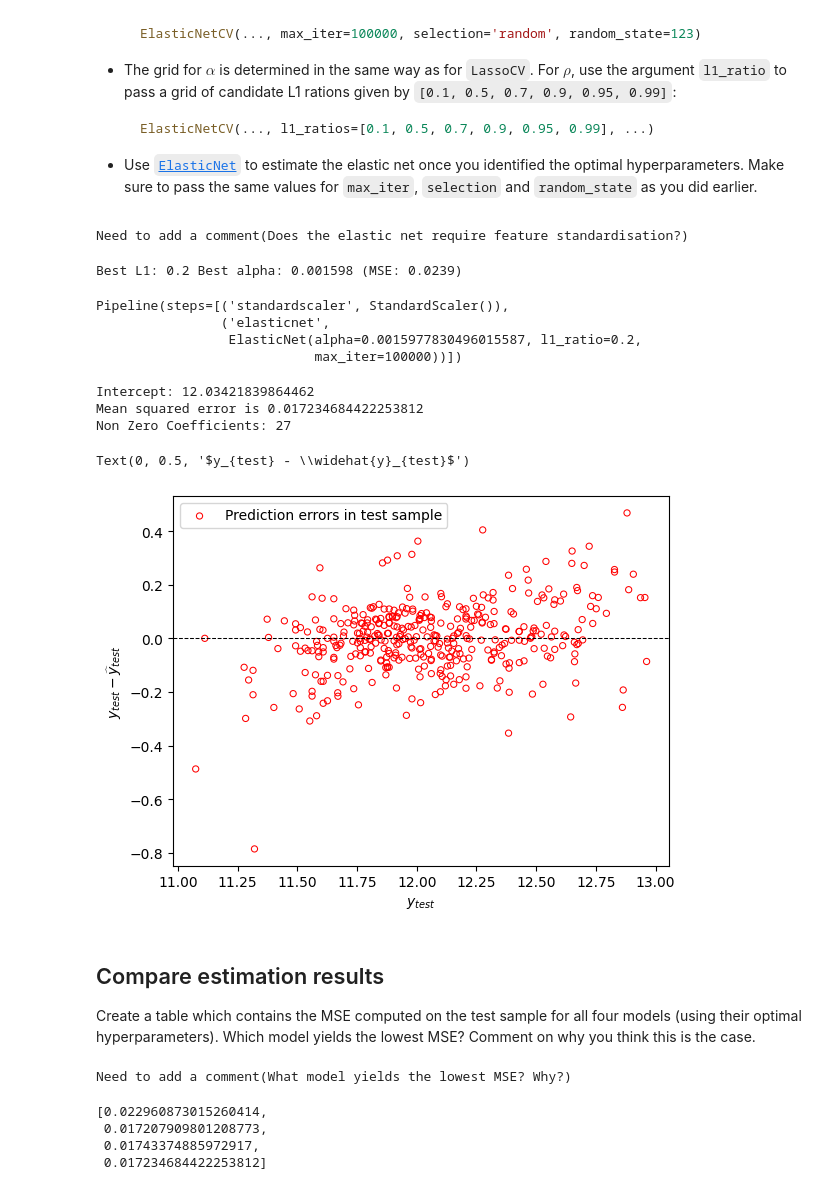
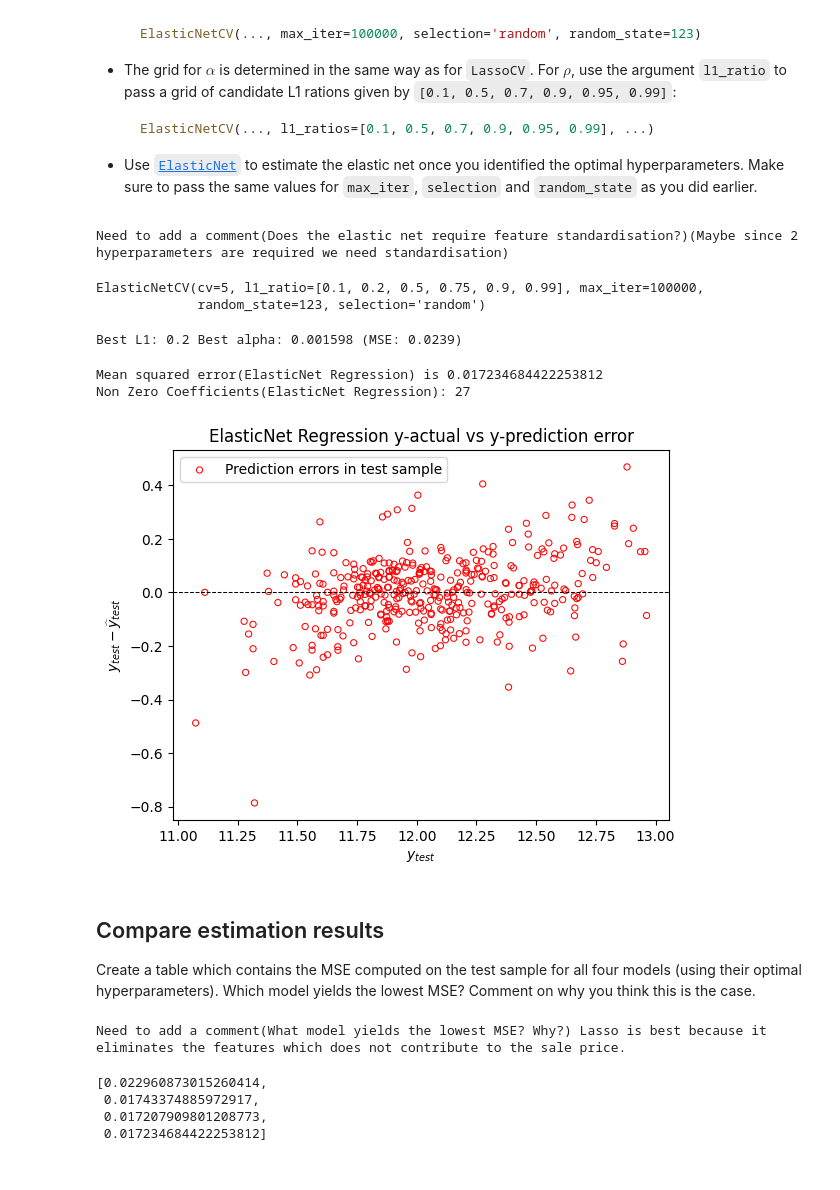
Before and after one commit to JynxC98/ML-Finance-Project-1, a Jupyter notebook: project.ipynb, the cells around one changed output. Saved outputs shown, nothing was run; the diff lists cells and outputs as text; code cells hidden in the pictures.

```diff
--- a/project.ipynb
+++ b/project.ipynb
@@ -259,10 +270,11 @@ sample contains 70% of observations.
 - Make sure to define the training and test samples only *once* so that they are identical for all estimators used below.
 # %%
 from sklearn.model_selection import train_test_split
+
 random_state = 123
 test_size = 0.3
-
-X_train, X_test, Y_train, Y_test = train_test_split(X, df['logSalePrice'],
+Y = df['logSalePrice']
+X_train, X_test, Y_train, Y_test = train_test_split(X, Y,
     test_size=test_size,
     random_state=random_state
 )
@@ -334,13 +342,11 @@ Perform the following tasks:
 # %%
 from sklearn.linear_model import Ridge, RidgeCV
 from sklearn.preprocessing import StandardScaler
-from sklearn.pipeline import make_pipeline
 scaler = StandardScaler()
 
-print('Need to add a comment(Does the Ridge regression require feature standardisation?)')
-X_train_ridge = scaler.fit_transform(X_train)
-X_test_ridge = scaler.fit_transform(X_test)
+print('Need to add a comment(Does the Ridge regression require feature standardisation?)(Maybe yes, since it has a hyperparamenter)')
+X_train_ridge = scaler.fit_transform(X_train) # Should we use X_train or X?(For all standardisation regressions)
 alphas = np.logspace(start=np.log10(1.0e-5), stop=np.log10(50), num=1000)
-rcv = RidgeCV(alphas=alphas, store_cv_values=True).fit(X_train_ridge, Y_train)
-rcv
+rcv = RidgeCV(alphas=alphas, store_cv_values=True)
+rcv.fit(X_train_ridge, Y_train)
 # %% [output]
@@ -442,7 +440,9 @@ Perform the following tasks:
 - After cross-validation is complete, the MSE for each value of $\alpha$ and each fold are stored in the attribute `mse_path_` which is an array with shape `(N_ALPHA, N_FOLDS)`.
 # %%
 from sklearn.linear_model import Lasso, LassoCV
+
 X_train_lasso = scaler.fit_transform(X_train)
-print('Need to add a comment(Does the Lasso require feature standardisation?)')
-lcv = LassoCV(max_iter=100000, selection='random', random_state=123,cv=5).fit(X_train_lasso, Y_train)
+print('Need to add a comment(Does the Lasso require feature standardisation?)(Maybe yes since it has hyperparameters)')
+lcv = LassoCV(max_iter=100000, selection='random', random_state=123,cv=5)
+lcv.fit(X_train_lasso, Y_train)
 # %% [output]
@@ -556,11 +548,15 @@ Perform the following tasks:
     Make sure to pass the same values for `max_iter`, `selection` and `random_state` as you did earlier.
 # %%
 from sklearn.linear_model import ElasticNet, ElasticNetCV
-print('Need to add a comment(Does the elastic net require feature standardisation?)')
+
+print('Need to add a comment(Does the elastic net require feature standardisation?)(Maybe since 2 hyperparameters are required we need standardisation)')
 X_train_elastic = scaler.fit_transform(X_train)
-ecv = ElasticNetCV(l1_ratio=[0.1,0.2,0.5,0.75,0.9,0.99], max_iter=100000, selection='random', random_state=123,cv=5).fit(X_train_elastic, Y_train)
+ecv = ElasticNetCV(l1_ratio=[0.1,0.2,0.5,0.75,0.9,0.99], max_iter=100000, selection='random', random_state=123,cv=5)
+ecv.fit(X_train_elastic, Y_train)
 # %% [output]
-Need to add a comment(Does the elastic net require feature standardisation?)
+Need to add a comment(Does the elastic net require feature standardisation?)(Maybe since 2 hyperparameters are required we need standardisation)
+ElasticNetCV(cv=5, l1_ratio=[0.1, 0.2, 0.5, 0.75, 0.9, 0.99], max_iter=100000,
+             random_state=123, selection='random')
 # %%
 # Recover best alpha that minimizes MSE
 alpha_best = ecv.alpha_
@@ -576,51 +572,43 @@ mse_best = mse_mean.flatten()[imin]
 print(f'Best L1: {l1_best:.4g} Best alpha: {alpha_best:.4g} (MSE: {mse_best:.3g})')
 # %% [output]
 Best L1: 0.2 Best alpha: 0.001598 (MSE: 0.0239)
-# %%
-elasticnet = ElasticNet(alpha=alpha_best, l1_ratio=l1_best, fit_intercept=True, max_iter=100000)
-pipe_elasticnet = make_pipeline(StandardScaler(), elasticnet)
-pipe_elasticnet.fit(X_train, Y_train)
-# %% [output]
-Pipeline(steps=[('standardscaler', StandardScaler()),
-                ('elasticnet',
-                 ElasticNet(alpha=0.0015977830496015587, l1_ratio=0.2,
-                            max_iter=100000))])
 # %%
-print(f'Intercept: {elasticnet.intercept_}')
-
+elasticnet = ElasticNet(alpha=alpha_best, l1_ratio=l1_best, fit_intercept=True, max_iter=100000)
+pipe_elasticnet = make_pipeline(StandardScaler(), elasticnet)
+pipe_elasticnet.fit(X_train, Y_train)
 Y_test_hat = pipe_elasticnet.predict(X_test)
 
 # Compute prediction errors
 errors = Y_test - Y_test_hat
 error = mean_squared_error(Y_test, Y_test_hat)
 error_en = error
-print(f'Mean squared error is {error}')
-print(f'Non Zero Coefficients: {len(elasticnet.coef_.nonzero()[0])}')
+print(f'Mean squared error(ElasticNet Regression) is {error}')
+print(f'Non Zero Coefficients(ElasticNet Regression): {len(elasticnet.coef_.nonzero()[0])}')
+
+plt.title('ElasticNet Regression y-actual vs y-prediction error')
 plt.scatter(Y_test, errors, s=20, lw=0.75,
     color='none', edgecolor='red',
     label='Prediction errors in test sample'
 )
 plt.axhline(0.0, lw=0.75, ls='--', c='black')
 plt.legend()
 plt.xlabel(r'$y_{test}$')
-plt.ylabel(r'$y_{test} - \widehat{y}_{test}$')
+plt.ylabel(r'$y_{test} - \widehat{y}_{test}$');
 # %% [output]
-Intercept: 12.03421839864462
-Mean squared error is 0.017234684422253812
-Non Zero Coefficients: 27
+Mean squared error(ElasticNet Regression) is 0.017234684422253812
+Non Zero Coefficients(ElasticNet Regression): 27
-Text(0, 0.5, '$y_{test} - \\widehat{y}_{test}$')
-[figure, old version]
+[figure, new version]
 # %% [markdown]
 ## Compare estimation results
 
 Create a table which contains the MSE computed on the test sample for all four models (using their optimal hyperparameters). Which model yields the lowest MSE? Comment on why you think this is the case.
 # %%
-errors = [error_linear, error_lasso, error_ridge, error_en]
-print('Need to add a comment(What model yields the lowest MSE? Why?)')
+errors = [error_linear, error_ridge, error_lasso, error_en]
+print('Need to add a comment(What model yields the lowest MSE? Why?) Lasso is best because it eliminates the features which does not contribute to the sale price.')
 errors
 # %% [output]
-Need to add a comment(What model yields the lowest MSE? Why?)
+Need to add a comment(What model yields the lowest MSE? Why?) Lasso is best because it eliminates the features which does not contribute to the sale price.
 [0.022960873015260414,
+ 0.01743374885972917,
  0.017207909801208773,
- 0.01743374885972917,
  0.017234684422253812]
```
Also changed, not shown: parts of 14 cells of this notebook.
